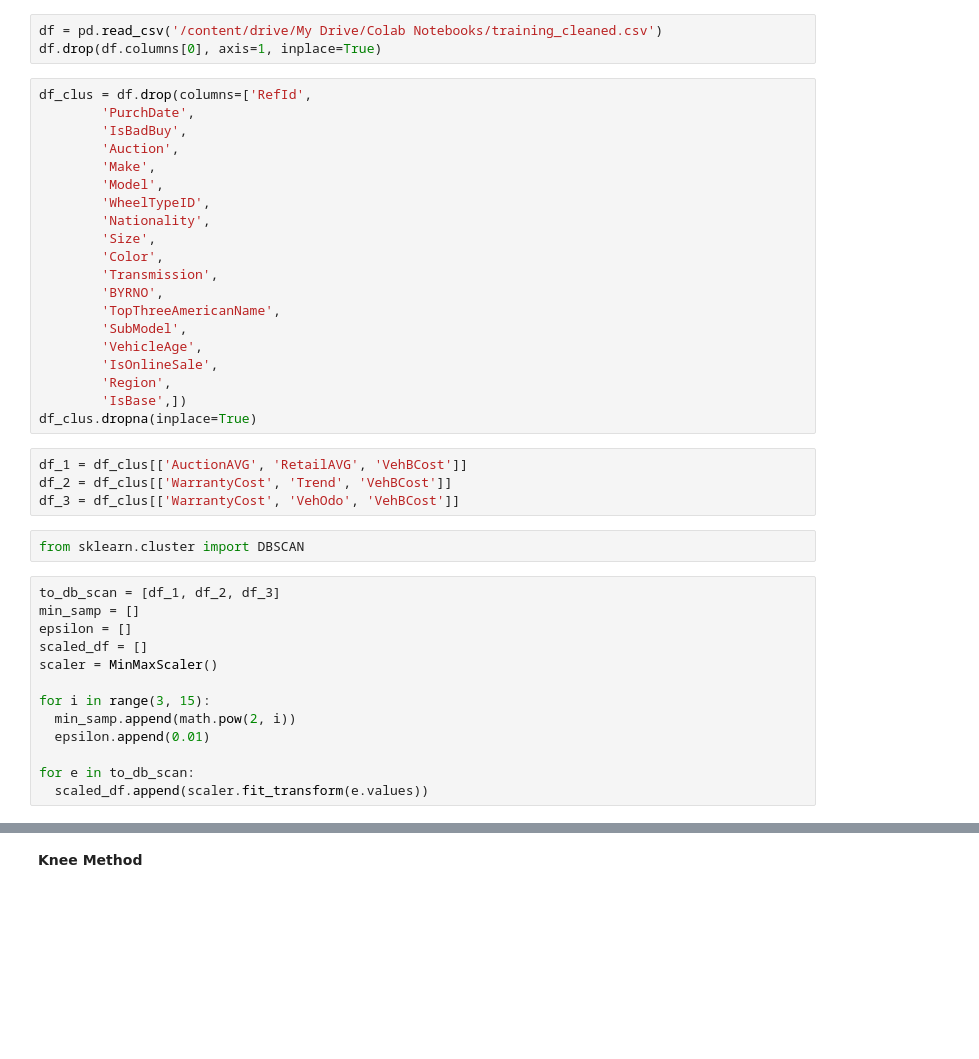
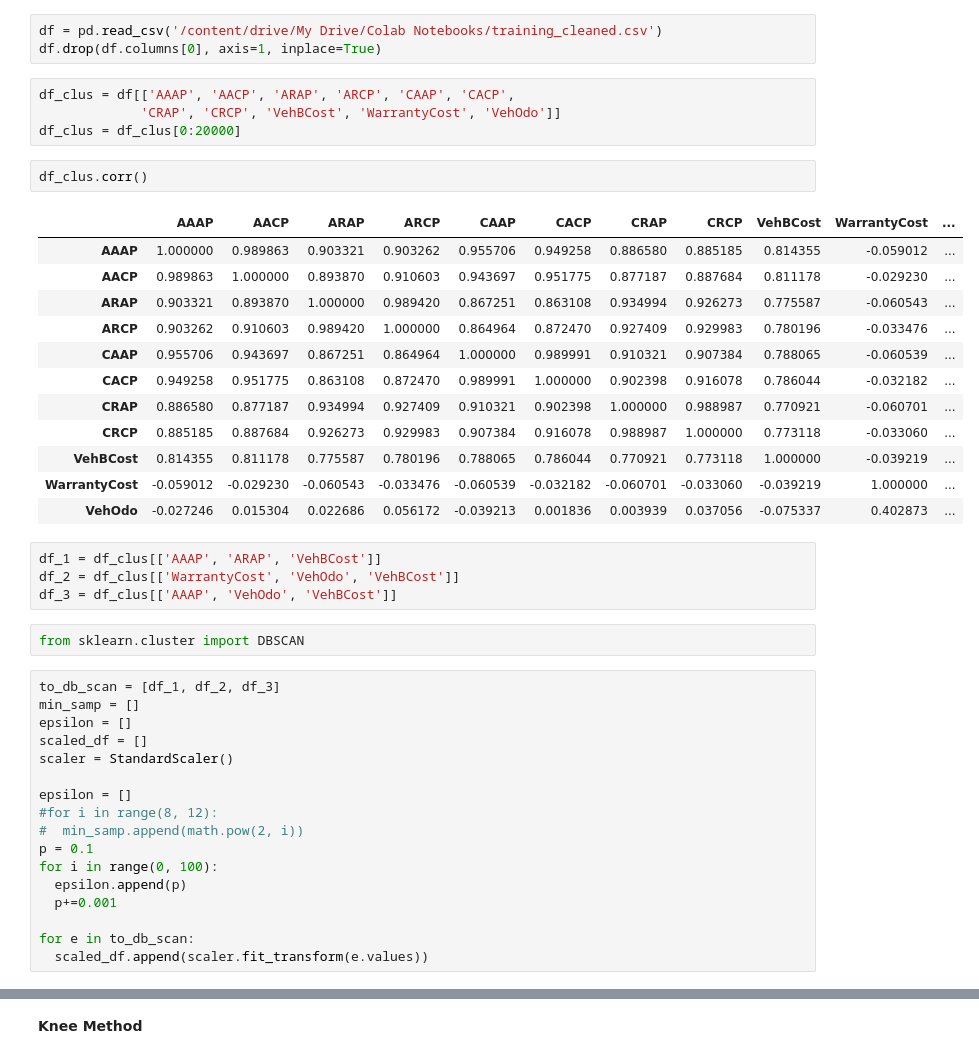
Before and after one commit to andybbruno/DataMining, a Jupyter notebook: lore_backup_colab/DBScan.ipynb, the cells around one changed output, grey strips where cells are left out. Drawn from its saved outputs; the diff is of its cells as text; blank space fills up the shorter version.

```diff
--- a/lore_backup_colab/DBScan.ipynb
+++ b/lore_backup_colab/DBScan.ipynb
@@ -25,30 +29,29 @@ from sklearn.metrics import silhouette_score
 # %%
 df = pd.read_csv('/content/drive/My Drive/Colab Notebooks/training_cleaned.csv')
 df.drop(df.columns[0], axis=1, inplace=True)
-# %%
-df_clus = df.drop(columns=['RefId',
-        'PurchDate',
-        'IsBadBuy',
-        'Auction',
-        'Make',
-        'Model',
-        'WheelTypeID',
-        'Nationality',
-        'Size',
-        'Color',
-        'Transmission',
-        'BYRNO',
-        'TopThreeAmericanName',
-        'SubModel',
-        'VehicleAge',
-        'IsOnlineSale',
-        'Region',
-        'IsBase',])
-df_clus.dropna(inplace=True)
+# %%
+df_clus = df[['AAAP', 'AACP', 'ARAP', 'ARCP', 'CAAP', 'CACP',
+             'CRAP', 'CRCP', 'VehBCost', 'WarrantyCost', 'VehOdo']]
+df_clus = df_clus[0:20000]
+# %%
+df_clus.corr()
+# %% [output]
+|  | AAAP | AACP | ARAP | ARCP | CAAP | CACP | CRAP | CRCP | VehBCost | WarrantyCost | ... |
+| AAAP | 1.000000 | 0.989863 | 0.903321 | 0.903262 | 0.955706 | 0.949258 | 0.886580 | 0.885185 | 0.814355 | -0.059012 | ... |
+| AACP | 0.989863 | 1.000000 | 0.893870 | 0.910603 | 0.943697 | 0.951775 | 0.877187 | 0.887684 | 0.811178 | -0.029230 | ... |
+| ARAP | 0.903321 | 0.893870 | 1.000000 | 0.989420 | 0.867251 | 0.863108 | 0.934994 | 0.926273 | 0.775587 | -0.060543 | ... |
+| ARCP | 0.903262 | 0.910603 | 0.989420 | 1.000000 | 0.864964 | 0.872470 | 0.927409 | 0.929983 | 0.780196 | -0.033476 | ... |
+| CAAP | 0.955706 | 0.943697 | 0.867251 | 0.864964 | 1.000000 | 0.989991 | 0.910321 | 0.907384 | 0.788065 | -0.060539 | ... |
+| CACP | 0.949258 | 0.951775 | 0.863108 | 0.872470 | 0.989991 | 1.000000 | 0.902398 | 0.916078 | 0.786044 | -0.032182 | ... |
+| CRAP | 0.886580 | 0.877187 | 0.934994 | 0.927409 | 0.910321 | 0.902398 | 1.000000 | 0.988987 | 0.770921 | -0.060701 | ... |
+| CRCP | 0.885185 | 0.887684 | 0.926273 | 0.929983 | 0.907384 | 0.916078 | 0.988987 | 1.000000 | 0.773118 | -0.033060 | ... |
+| VehBCost | 0.814355 | 0.811178 | 0.775587 | 0.780196 | 0.788065 | 0.786044 | 0.770921 | 0.773118 | 1.000000 | -0.039219 | ... |
+| WarrantyCost | -0.059012 | -0.029230 | -0.060543 | -0.033476 | -0.060539 | -0.032182 | -0.060701 | -0.033060 | -0.039219 | 1.000000 | ... |
+| VehOdo | -0.027246 | 0.015304 | 0.022686 | 0.056172 | -0.039213 | 0.001836 | 0.003939 | 0.037056 | -0.075337 | 0.402873 | ... |
 # %%
-df_1 = df_clus[['AuctionAVG', 'RetailAVG', 'VehBCost']]
-df_2 = df_clus[['WarrantyCost', 'Trend', 'VehBCost']]
-df_3 = df_clus[['WarrantyCost', 'VehOdo', 'VehBCost']]
+df_1 = df_clus[['AAAP', 'ARAP', 'VehBCost']]
+df_2 = df_clus[['WarrantyCost', 'VehOdo', 'VehBCost']]
+df_3 = df_clus[['AAAP', 'VehOdo', 'VehBCost']]
 # %%
 from sklearn.cluster import DBSCAN
 # %%
@@ -56,11 +59,15 @@ to_db_scan = [df_1, df_2, df_3]
 min_samp = []
 epsilon = []
 scaled_df = []
-scaler = MinMaxScaler()
+scaler = StandardScaler()
 
-for i in range(3, 15):
-  min_samp.append(math.pow(2, i))
-  epsilon.append(0.01)
+epsilon = []
+#for i in range(8, 12):
+#  min_samp.append(math.pow(2, i))
+p = 0.1
+for i in range(0, 100):
+  epsilon.append(p)
+  p+=0.001
 
 for e in to_db_scan:
   scaled_df.append(scaler.fit_transform(e.values))
```
Also changed, not shown: parts of 13 cells of this notebook, 2 other files.
